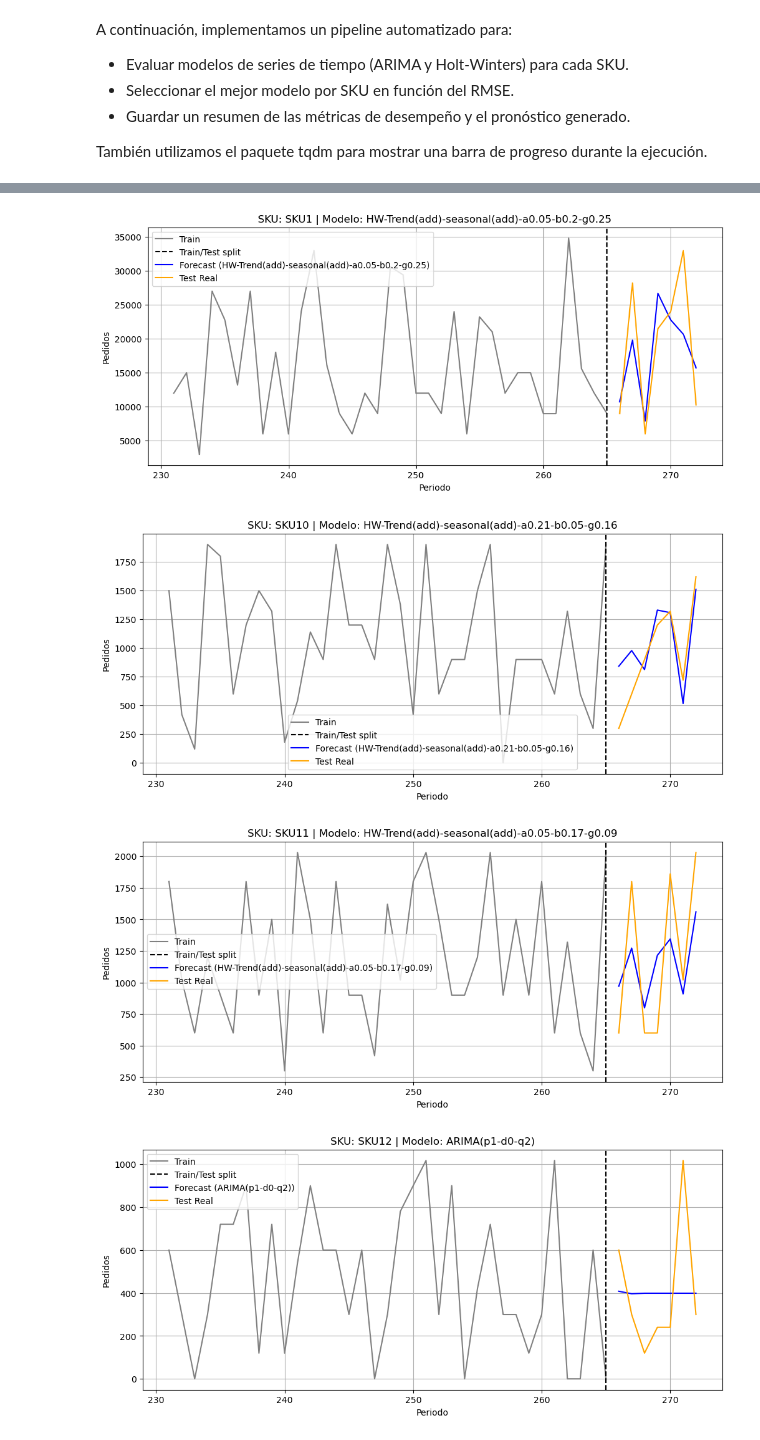
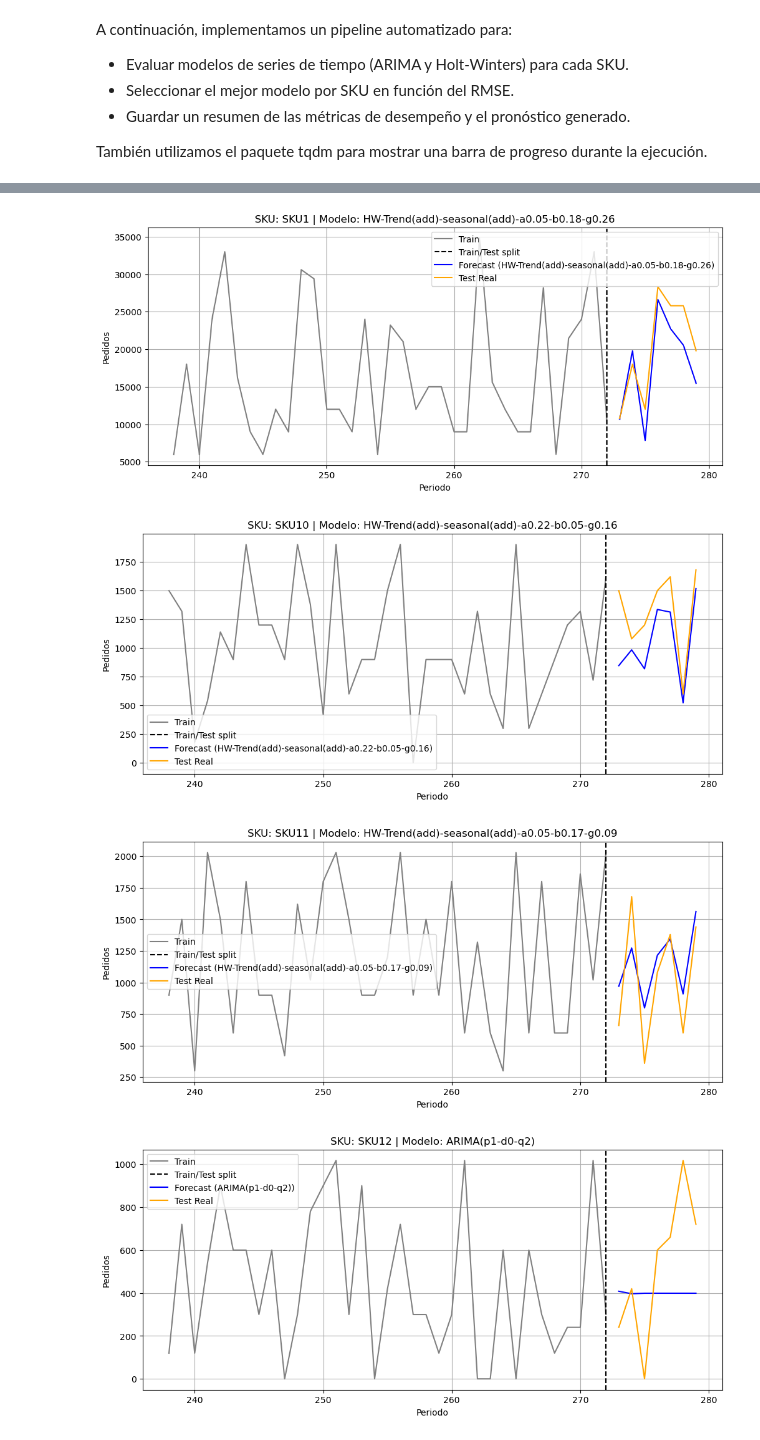
Before and after one commit to JhonattanReales21/innv_tec_1_icesi, a Jupyter notebook: notebooks/Evaluacion_modelos_st_Val_Recursiva.ipynb, the cells around one changed output, grey strips where cells are left out. Saved outputs shown, nothing was run; the diff lists cells and outputs as text; code cells hidden in the pictures.

```diff
--- a/notebooks/Evaluacion_modelos_st_Val_Recursiva.ipynb
+++ b/notebooks/Evaluacion_modelos_st_Val_Recursiva.ipynb
@@ -720,10 +720,11 @@ def plot_forecast_focus(df, sku, forecast_result, test_size=7, context_window=5)
 # %%
 # Visualizar gráficas una por una con vista enfocada
 #for _, row in df_forecast_summary.iterrows():
+df_cleaned2 = df.groupby("SKU").apply(correct_outliers).reset_index(drop=True)
 for _, row in resultados_futuro_df.iterrows():
-    plot_forecast_focus(df_cleaned, row["SKU"], row)
+    plot_forecast_focus(df_cleaned2, row["SKU"], row)
 # %% [output]
-[figure, old version]
+[figure, new version]
-[figure, old version]
+[figure, new version]
-[figure, old version]
+[figure, new version]
-[figure, old version]
+[figure, new version]
```
Also changed, not shown: parts of 3 cells of this notebook, 1 other file.
